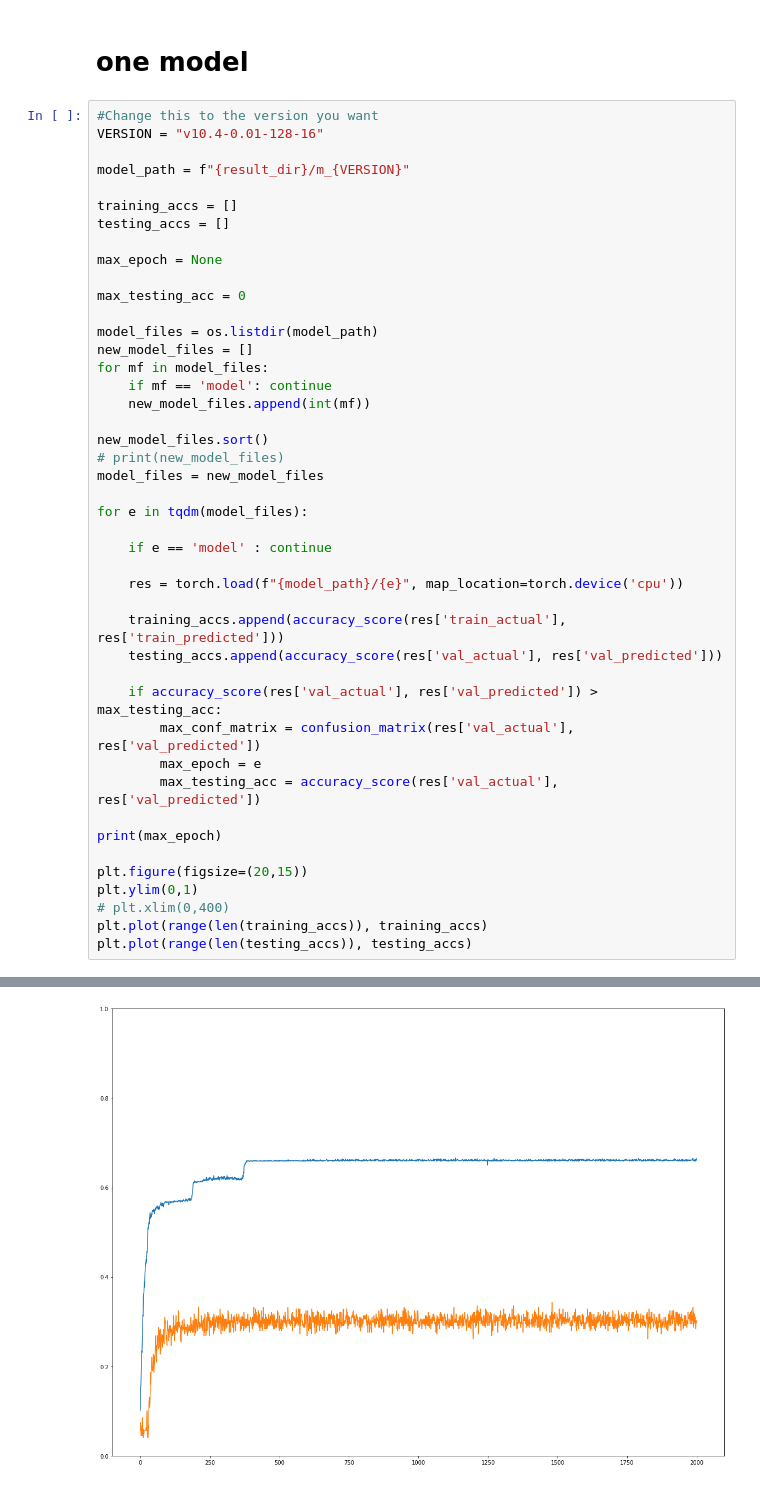
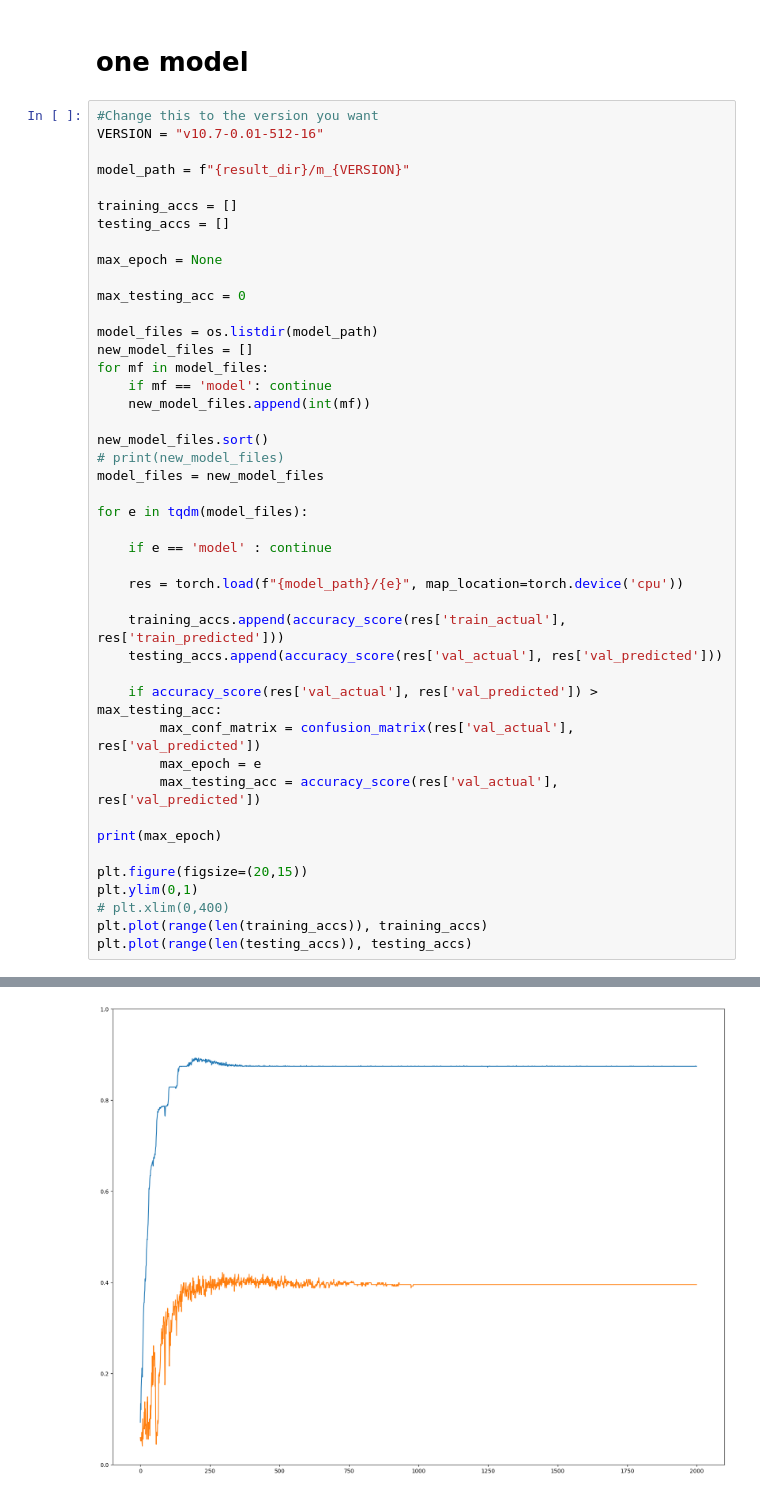
Before and after one commit to NickFleece/Thesis, a Jupyter notebook: skeleton-action-recognition/jhmdb/eval_models.ipynb, the cells around one changed output, grey strips where cells are left out. Cells and saved outputs as stored; diff of their text form.

```diff
--- a/skeleton-action-recognition/jhmdb/eval_models.ipynb
+++ b/skeleton-action-recognition/jhmdb/eval_models.ipynb
@@ -59,7 +59,7 @@ m_4.9.3 - 0.22014925373134328
 # one model
 # %%
 #Change this to the version you want
-VERSION = "v10.4-0.01-128-16"
+VERSION = "v10.7-0.01-512-16"
 
 model_path = f"{result_dir}/m_{VERSION}"
 
@@ -106,2 +106,2 @@ plt.plot(range(len(testing_accs)), testing_accs)
 [<matplotlib.lines.Line2D at 0x...>]
-[figure, old version]
+[figure, new version]
```
Also changed, not shown: parts of 5 cells of this notebook, 33 other files.
